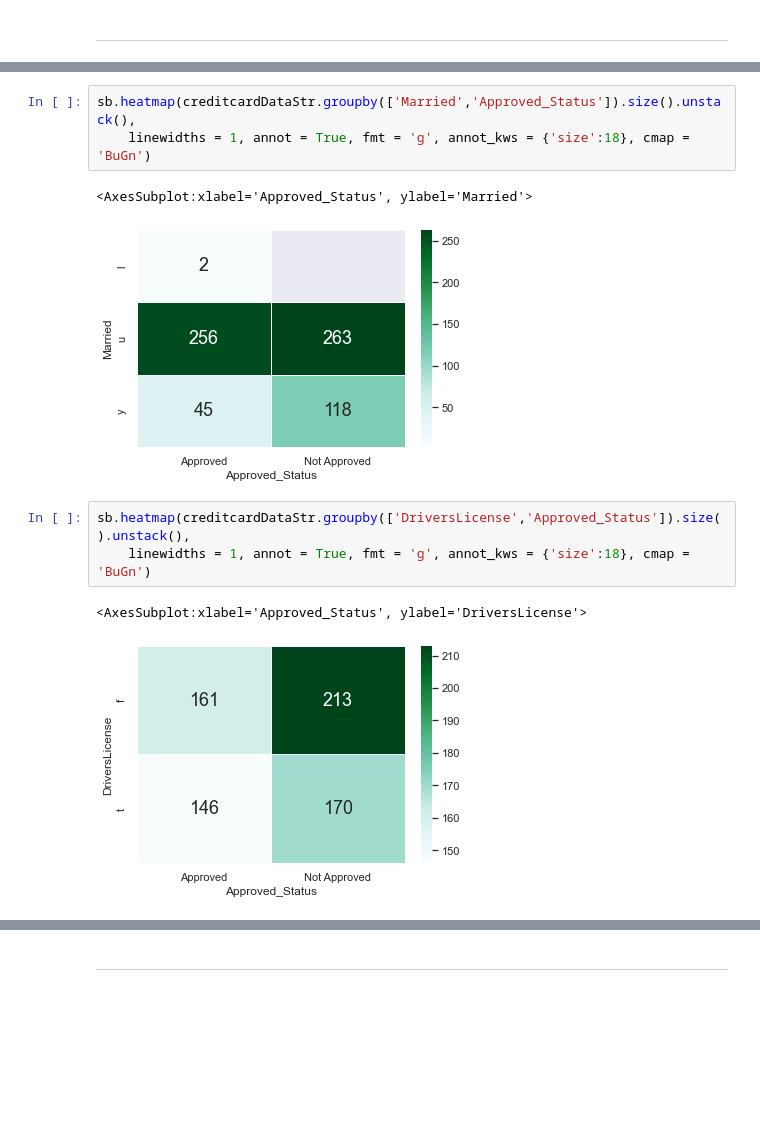
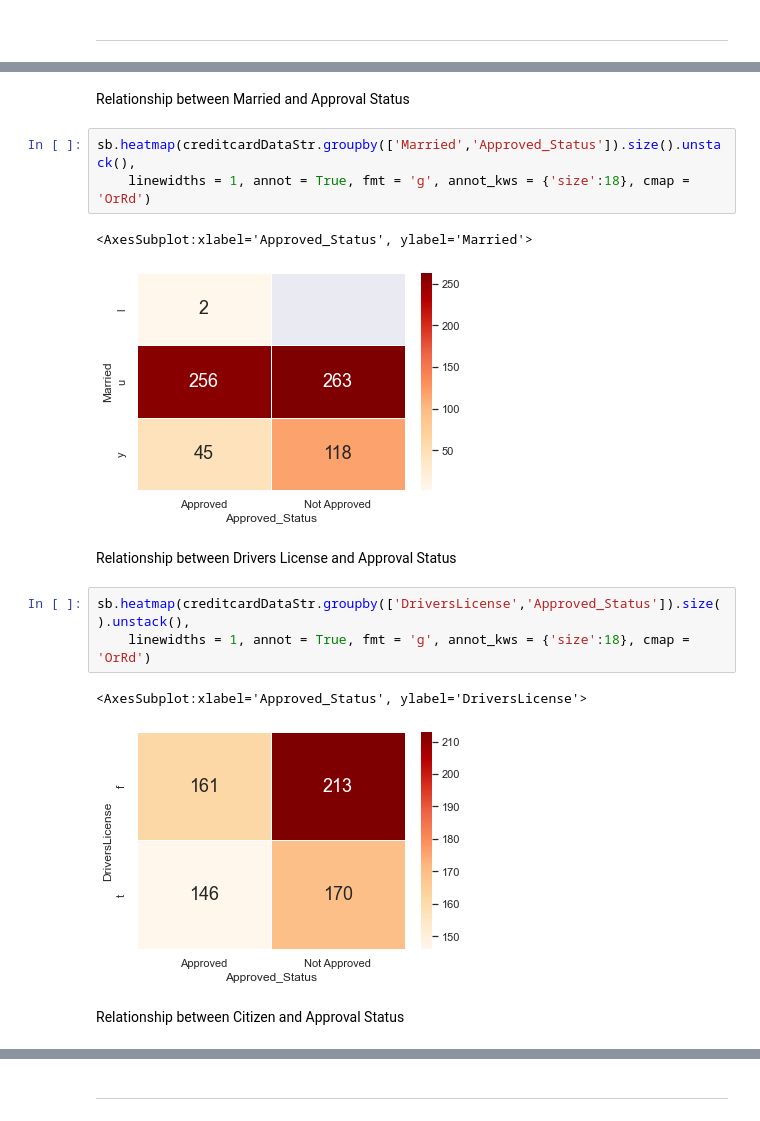
Before and after one commit to niyaojiayou/SC1015, a Jupyter notebook: SC1015 Mini Project.ipynb, the cells around one changed output, grey strips where cells are left out. Cells and saved outputs as stored; diff of their text form; blank space fills up the shorter version.

```diff
--- a/SC1015 Mini Project.ipynb
+++ b/SC1015 Mini Project.ipynb
@@ -254,12 +265,18 @@ sb.heatmap(ccData.groupby(['Gender','Approved_Status']).size().unstack(),
+# %% [markdown]
+Relationship between Married and Approval Status
 # %%
 sb.heatmap(creditcardDataStr.groupby(['Married','Approved_Status']).size().unstack(),
-    linewidths = 1, annot = True, fmt = 'g', annot_kws = {'size':18}, cmap = 'BuGn')
+    linewidths = 1, annot = True, fmt = 'g', annot_kws = {'size':18}, cmap = 'OrRd')
 # %% [output]
 <AxesSubplot:xlabel='Approved_Status', ylabel='Married'>
-[figure, old version]
+[figure, new version]
+# %% [markdown]
+Relationship between Drivers License and Approval Status
 # %%
 sb.heatmap(creditcardDataStr.groupby(['DriversLicense','Approved_Status']).size().unstack(),
-    linewidths = 1, annot = True, fmt = 'g', annot_kws = {'size':18}, cmap = 'BuGn')
+    linewidths = 1, annot = True, fmt = 'g', annot_kws = {'size':18}, cmap = 'OrRd')
 # %% [output]
 <AxesSubplot:xlabel='Approved_Status', ylabel='DriversLicense'>
-[figure, old version]
+[figure, new version]
+# %% [markdown]
+Relationship between Citizen and Approval Status
```
Also changed, not shown: parts of 25 cells of this notebook.
